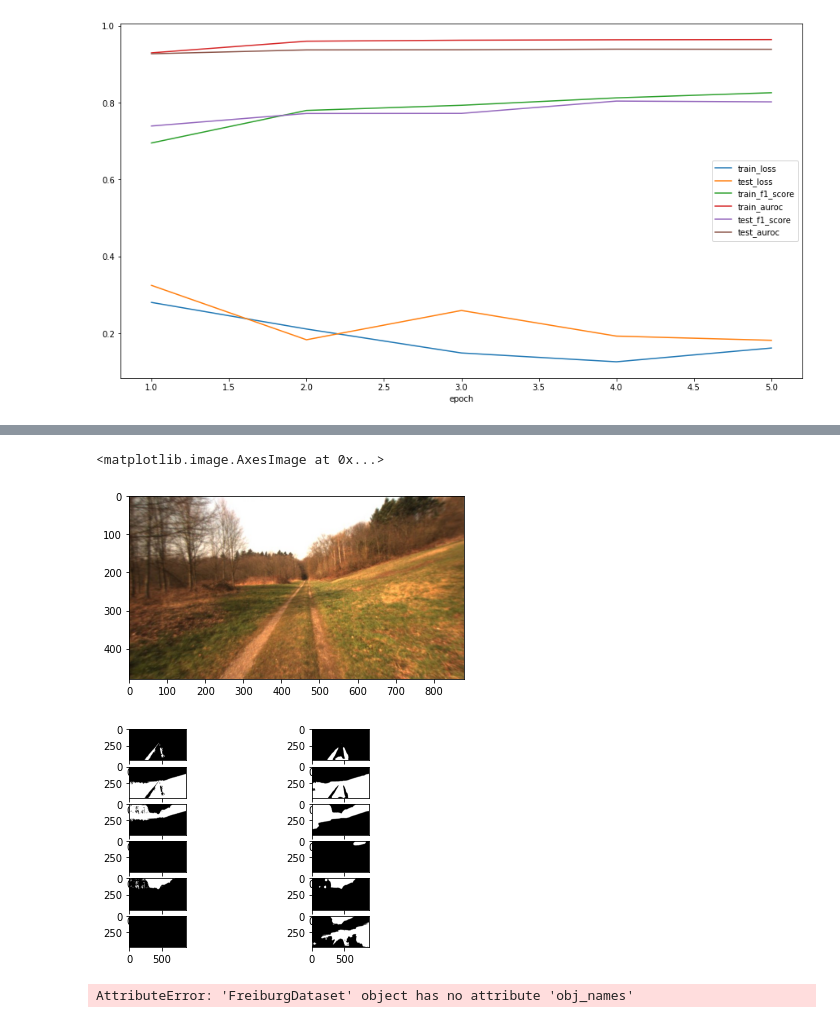
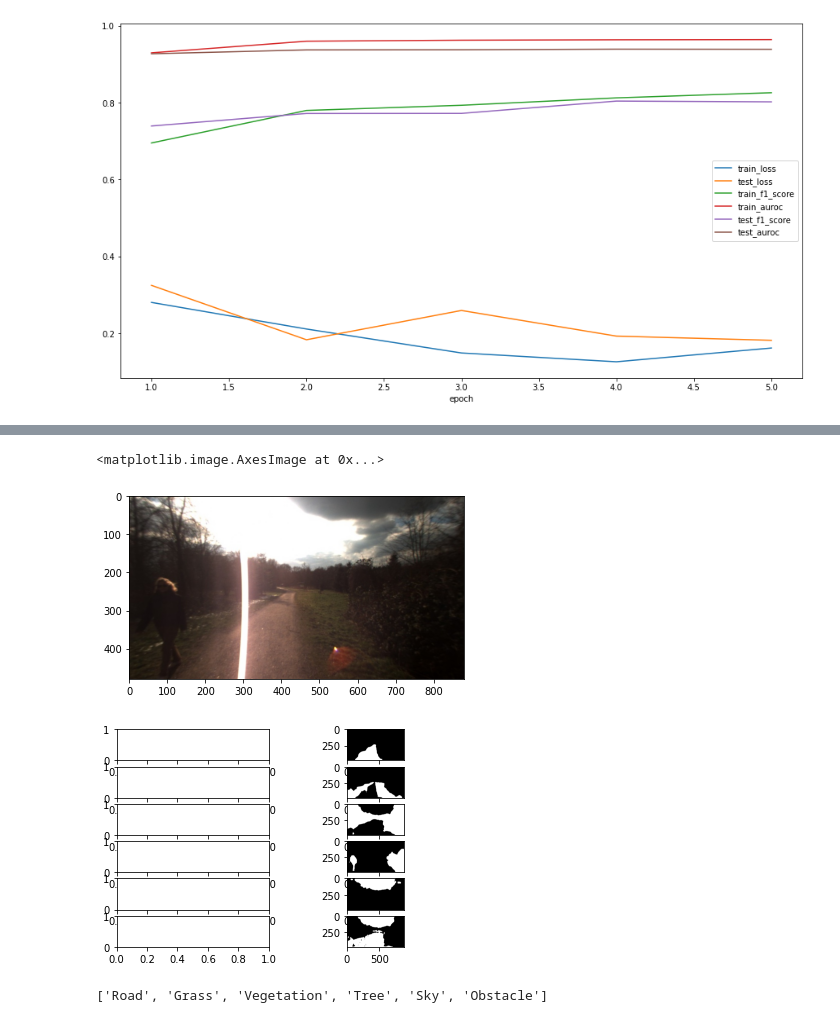
Before and after one commit to Andrewwango/vegetation-segmentation, a Jupyter notebook: forest-mask-rcnn/analysis.ipynb, the cells around one changed output, grey strips where cells are left out. Saved outputs shown, nothing was run; the diff lists cells and outputs as text; code cells hidden in the pictures.

```diff
--- a/forest-mask-rcnn/analysis.ipynb
+++ b/forest-mask-rcnn/analysis.ipynb
@@ -40,9 +22,13 @@ DeepLabV3(
 # %%
 fd_train = FreiburgDataset("data/freiburg/train")
-fd_test = FreiburgDataset("data/freiburg/test")
+fd_val = FreiburgDataset("data/freiburg/val")
+fd_test = FreiburgTestDataset("data/freiburg/test")
 batch_size=1
-dataloader = torch.utils.data.DataLoader(fd_test, batch_size=batch_size, shuffle=True, collate_fn=cf)
-test_img, test_mask = next(iter(dataloader))
+val_dataloader = torch.utils.data.DataLoader(fd_val, batch_size=batch_size, shuffle=True, collate_fn=cf)
+test_dataloader = torch.utils.data.DataLoader(fd_test, batch_size=batch_size, shuffle=True)
+val_img, val_mask = next(iter(val_dataloader))
+test_img = next(iter(test_dataloader))
 # %%
 with torch.no_grad():
-    mask_pred = model(test_img)['out']
+    #val_mask_pred = model(val_img)['out']
+    test_mask_pred = model(test_img)['out']
@@ -53,16 +35,23 @@ mask_pred = dn(mask_pred)[0]
+# %%
+val_img = dn(val_img)[0].transpose(1,2,0)
+val_mask = dn(val_mask)[0]
+#val_mask_pred = dn(val_mask_pred)[0]
+
+test_img = dn(test_img)[0].transpose(1,2,0)
+test_mask_pred = dn(test_mask_pred)[0]
 # %%
 plt.imshow(test_img)
 # %% [output]
 <matplotlib.image.AxesImage at 0x...>
-[figure, old version]
+[figure, new version]
 # %%
 fig,axs=plt.subplots(6,2)
 for i in range(6):
-    axs[i,0].imshow(test_mask[i], cmap='gray')
-    axs[i,1].imshow(nut(mask_pred[i]), cmap='gray')
+    #axs[i,0].imshow(test_mask[i], cmap='gray')
+    axs[i,1].imshow(nut(test_mask_pred[i]), cmap='gray')
 # %% [output]
-[figure, old version]
+[figure, new version]
 # %%
-fd_test.obj_names
+fd_train.obj_names
 # %% [output]
-AttributeError: 'FreiburgDataset' object has no attribute 'obj_names'
+['Road', 'Grass', 'Vegetation', 'Tree', 'Sky', 'Obstacle']
```
Also changed, not shown: parts of 3 cells of this notebook, 13 other files.
